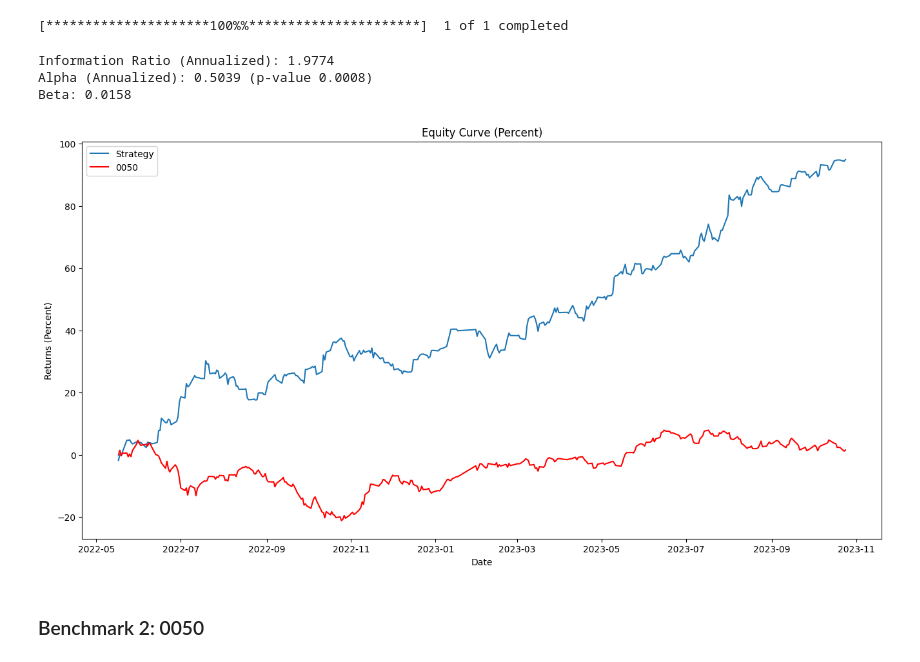
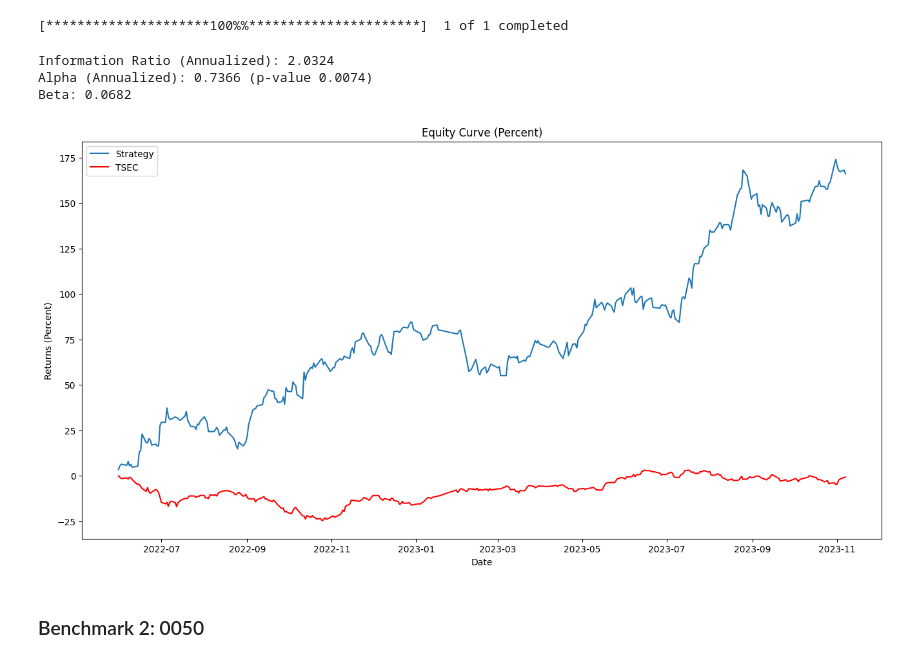
Before and after one commit to phenomenoner/HighEV_Lab, a Jupyter notebook: Candle_Patterns_Strategy.ipynb, the cells around one changed output. Saved outputs shown, nothing was run; the diff lists cells and outputs as text; code cells hidden in the pictures.

```diff
--- a/Candle_Patterns_Strategy.ipynb
+++ b/Candle_Patterns_Strategy.ipynb
@@ -178,7 +190,7 @@ stats_df = pd.DataFrame(stats_results).T
 # %% [markdown]
 ## Apply stock selection
 # %%
-percentile_threshold = 70
+percentile_threshold = 80
 
 long_ratio_values = [item['ratio_long'] for item in stats_results.values() if not np.isnan(item['ratio_long'])]
 short_ratio_values = [item['ratio_short'] for item in stats_results.values() if not np.isnan(item['ratio_short'])]
@@ -222,11 +234,14 @@ total_trade_value = 0
 total_trade_count = 0
 position_value_list = []
 position_share_list = []
+
+
+last_day_trade_list = []
 # %%
 for date in tqdm(df.index):
 
     pnl = 0
-    fund_available = equity_curve[-1]
+    fund_available = min(equity_curve[-1] * 2.5, 2500000)
     position_sizing = 0.3
     residual_position_sizing = 0.3
 
@@ -234,16 +249,20 @@ for date in tqdm(df.index):
     for symbol in refined_selected_symbols:
         stock_data = df.xs(symbol, axis=1, level=1).loc[date]
 
-        if any(x is np.nan for x in [stock_data['Open'], stock_data['Close'], stock_data['Adj Close'], stock_data['signal']]):  # Check if data is available
+        if any(np.isnan(x) for x in [stock_data['Open'], stock_data['Close'], stock_data['Adj Close'], stock_data['signal'], stock_data['Volume']]):  # Check if data is available
             continue
 
         close = stock_data['Close']
         open = stock_data['Open']
         adj_close = close # stock_data['Adj Close']
         adj_open = open # open * adj_close / close
+        volume = stock_data['Volume']
+        volume_ema_lag = stock_data[f'i_EMA_Volume_{ema_volume_length}_lag1']
         action = stock_data['signal']
 
-        volume = stock_data['Volume']
+        # Trade volume filter
+        if np.isnan(volume_ema_lag) or (volume_ema_lag // 1000) < 100:
+            continue
 
         # Execute action
         if abs(action) > 0:
@@ -255,13 +274,17 @@ for date in tqdm(df.index):
                 equity_adj = equity_curve[-1] / 1000  # 整張操作調整
                 fund_available_adj = fund_available / 1000  # 整張操作調整
 
-                num_shares = int(equity_adj * position_sizing * (1 - commission_rate) / price)
-                num_shares_max = int(fund_available_adj * residual_position_sizing * (1 - commission_rate) / price)
-                num_shares = num_shares_max if num_shares > num_shares_max else num_shares
+                try:
+                    num_shares = int(equity_adj * position_sizing * (1 - commission_rate) / price)
+                    num_shares_max = int(fund_available_adj * residual_position_sizing * (1 - commission_rate) / price)
+                    num_shares = num_shares_max if num_shares > num_shares_max else num_shares
+                except Exception as e:
+                    print(f'date {date}, symbol {symbol}, stock_data {stock_data}')
+                    print(f'equity_adj {equity_adj}, position_sizing {position_sizing}, commission_rate {commission_rate}, price {price}')
 
                 # 交易量擬真調整
                 num_share_volume_upper_bound = int((volume / 1000) / 20)
-                num_share_volume_upper_bound = max(1, num_share_volume_upper_bound) if volume > 2000 else num_share_volume_upper_bound
+                # num_share_volume_upper_bound = max(1, num_share_volume_upper_bound) if volume > 10 * 1000 else num_share_volume_upper_bound
                 if num_shares > num_share_volume_upper_bound:
                     # print(f'Symbol {symbol}: num_shares {num_shares}, upper_bound {num_share_volume_upper_bound}, volume {volume / 1000:.0f}')
                     num_shares = num_share_volume_upper_bound
@@ -290,6 +313,18 @@ for date in tqdm(df.index):
                 del positions[symbol]  # Remove position
                 total_trade_count += 1
 
+            # Store the last day trading information
+            if date == df.index[-1]:
+                trade_detail = {
+                    'symbol': symbol,
+                    'action': action,
+                    'share_traded': num_shares,
+                    'value_traded': num_shares * open,
+                    'pnl_percent': ((close - open) / open) * action
+                }
+
+                last_day_trade_list.append(trade_detail)
+
     # Calculate equity and daily return
     equity = equity_curve[-1] + pnl
     daily_return = (equity - equity_curve[-1]) / equity_curve[-1]
@@ -405,6 +442,8 @@ import statsmodels.api as sm
 
 strategy_returns = return_list[1:]
 benchmark_returns = index_df['Adj Close'].pct_change().fillna(0)
+
+benchmark_last_day_returns['TSEC'] = benchmark_returns.iloc[-1]
 
 # Information Ratio
 ir_annulized = information_ratio(strategy_returns, benchmark_returns) * np.sqrt(252)
@@ -423,23 +462,23 @@ print(f'Information Ratio (Annualized): {ir_annulized:0.4f}')
 print(f'Alpha (Annualized): {annual_alpha:0.4f} (p-value {alpha_pvalue:0.4f})')
 print(f'Beta: {beta:0.4f}')
 # %% [output]
-Information Ratio (Annualized): 1.9774
-Alpha (Annualized): 0.5039 (p-value 0.0008)
-Beta: 0.0158
+Information Ratio (Annualized): 2.0324
+Alpha (Annualized): 0.7366 (p-value 0.0074)
+Beta: 0.0682
 # %%
 import matplotlib.pyplot as plt
 
 # Plot equity curve
 plt.figure(figsize=(16, 8))
 plt.plot(df.index[:-1], [((x / initial_capital) - 1) * 100 for x in equity_curve[2:]], label="Strategy")
-plt.plot(index_df.index, [x * 100 for x in (index_df['Adj Close'] / index_df['Adj Close'].iloc[0] - 1)], label="0050", color='red')
+plt.plot(index_df.index, [x * 100 for x in (index_df['Adj Close'] / index_df['Adj Close'].iloc[0] - 1)], label="TSEC", color='red')
 plt.title('Equity Curve (Percent)')
 plt.xlabel('Date')
 plt.ylabel('Returns (Percent)')
 plt.legend(loc='upper left')
 plt.show()
 # %% [output]
-[figure, old version]
+[figure, new version]
 # %% [markdown]
 ### Benchmark 2: 0050
 # %%
```
Also changed, not shown: parts of 17 cells of this notebook, 2 other files.
